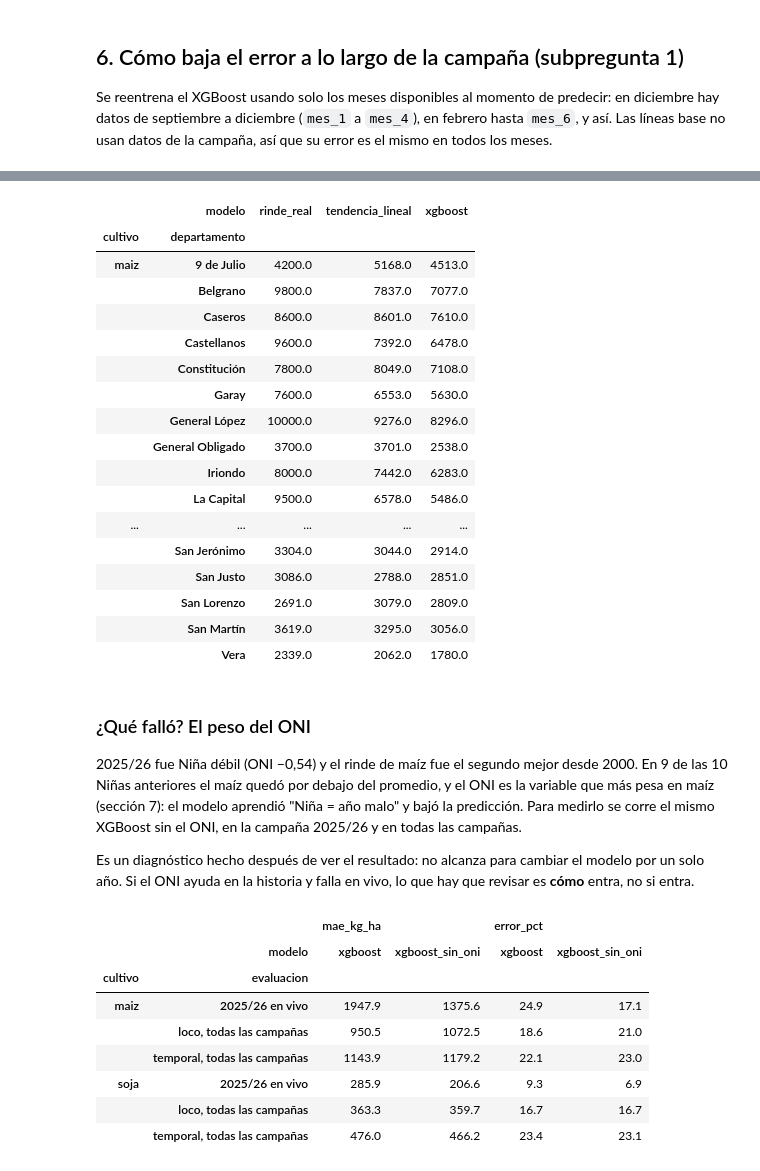
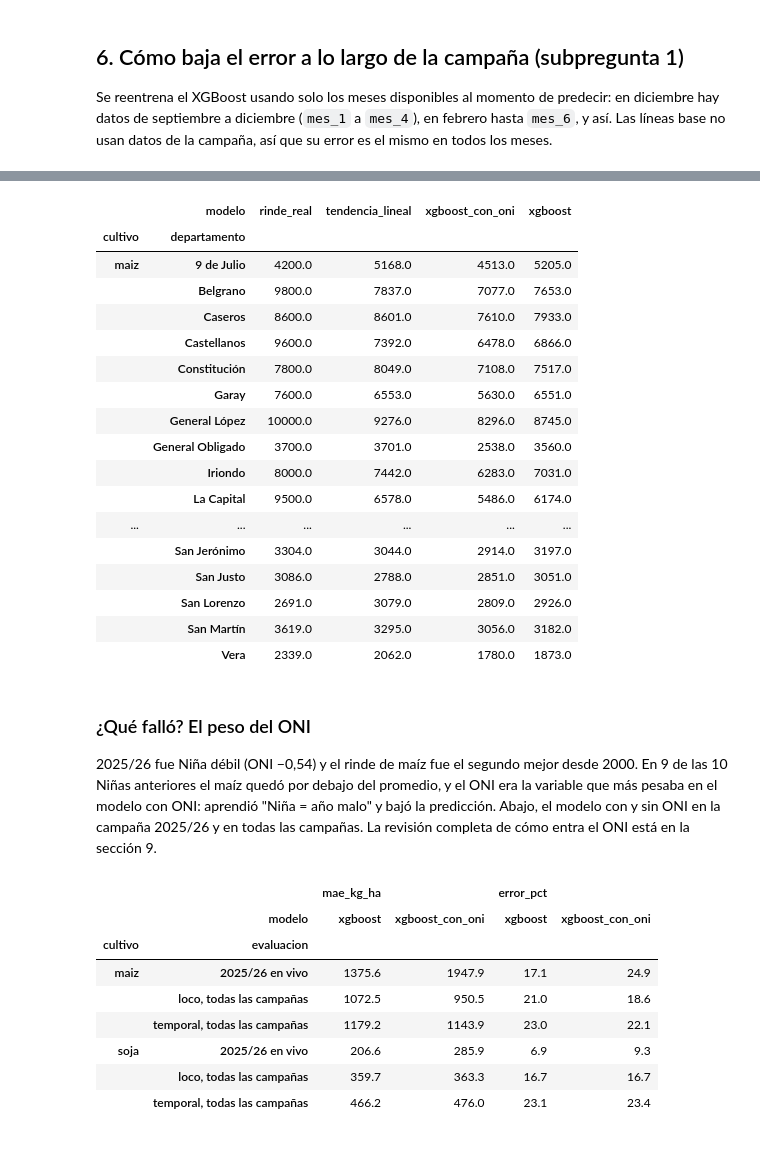
Before and after one commit to imas-Tech-Club/AnalisisAgroClimatico, a Jupyter notebook: notebooks/frente4_validacion_lineas_base_xgboost.ipynb, the cells around one changed output, grey strips where cells are left out. Cells and saved outputs as stored; diff of their text form; code cells hidden in the pictures.

```diff
--- a/notebooks/frente4_validacion_lineas_base_xgboost.ipynb
+++ b/notebooks/frente4_validacion_lineas_base_xgboost.ipynb
@@ -279,53 +290,46 @@ modelo.comparar_con_base(modelo.metricas(vivo))[["mae_kg_ha", "error_pct", "sesg
 # %%
-# Por departamento: rinde real contra lo que predijo cada modelo
-t = vivo.pivot_table(index=["cultivo", "departamento"], columns="modelo", values="pred")[["tendencia_lineal", "xgboost"]]
+# Por departamento: rinde real contra lo que predijo cada modelo (xgboost_con_oni = predicción registrada)
+t = vivo.pivot_table(index=["cultivo", "departamento"], columns="modelo", values="pred")[["tendencia_lineal", "xgboost_con_oni", "xgboost"]]
 t.insert(0, "rinde_real", vivo.drop_duplicates(["cultivo", "departamento"]).set_index(["cultivo", "departamento"])["rinde_real"])
 t.round(0)
 # %% [output]
-|  | modelo | rinde_real | tendencia_lineal | xgboost |
-| cultivo | departamento |  |  |  |
-| maiz | 9 de Julio | 4200.0 | 5168.0 | 4513.0 |
-|  | Belgrano | 9800.0 | 7837.0 | 7077.0 |
-|  | Caseros | 8600.0 | 8601.0 | 7610.0 |
-|  | Castellanos | 9600.0 | 7392.0 | 6478.0 |
-|  | Constitución | 7800.0 | 8049.0 | 7108.0 |
-|  | Garay | 7600.0 | 6553.0 | 5630.0 |
-|  | General López | 10000.0 | 9276.0 | 8296.0 |
-|  | General Obligado | 3700.0 | 3701.0 | 2538.0 |
-|  | Iriondo | 8000.0 | 7442.0 | 6283.0 |
-|  | La Capital | 9500.0 | 6578.0 | 5486.0 |
-| ... | ... | ... | ... | ... |
-|  | San Jerónimo | 3304.0 | 3044.0 | 2914.0 |
-|  | San Justo | 3086.0 | 2788.0 | 2851.0 |
-|  | San Lorenzo | 2691.0 | 3079.0 | 2809.0 |
-|  | San Martín | 3619.0 | 3295.0 | 3056.0 |
-|  | Vera | 2339.0 | 2062.0 | 1780.0 |
+|  | modelo | rinde_real | tendencia_lineal | xgboost_con_oni | xgboost |
+| cultivo | departamento |  |  |  |  |
+| maiz | 9 de Julio | 4200.0 | 5168.0 | 4513.0 | 5205.0 |
+|  | Belgrano | 9800.0 | 7837.0 | 7077.0 | 7653.0 |
+|  | Caseros | 8600.0 | 8601.0 | 7610.0 | 7933.0 |
+|  | Castellanos | 9600.0 | 7392.0 | 6478.0 | 6866.0 |
+|  | Constitución | 7800.0 | 8049.0 | 7108.0 | 7517.0 |
+|  | Garay | 7600.0 | 6553.0 | 5630.0 | 6551.0 |
+|  | General López | 10000.0 | 9276.0 | 8296.0 | 8745.0 |
+|  | General Obligado | 3700.0 | 3701.0 | 2538.0 | 3560.0 |
+|  | Iriondo | 8000.0 | 7442.0 | 6283.0 | 7031.0 |
+|  | La Capital | 9500.0 | 6578.0 | 5486.0 | 6174.0 |
+| ... | ... | ... | ... | ... | ... |
+|  | San Jerónimo | 3304.0 | 3044.0 | 2914.0 | 3197.0 |
+|  | San Justo | 3086.0 | 2788.0 | 2851.0 | 3051.0 |
+|  | San Lorenzo | 2691.0 | 3079.0 | 2809.0 | 2926.0 |
+|  | San Martín | 3619.0 | 3295.0 | 3056.0 | 3182.0 |
+|  | Vera | 2339.0 | 2062.0 | 1780.0 | 1873.0 |
 # %% [markdown]
 ### ¿Qué falló? El peso del ONI
 
 2025/26 fue Niña débil (ONI −0,54) y el rinde de maíz fue el segundo mejor desde 2000. En 9 de las 10
-Niñas anteriores el maíz quedó por debajo del promedio, y el ONI es la variable que más pesa en maíz
-(sección 7): el modelo aprendió "Niña = año malo" y bajó la predicción. Para medirlo se corre el mismo
-XGBoost sin el ONI, en la campaña 2025/26 y en todas las campañas.
-
-Es un diagnóstico hecho después de ver el resultado: no alcanza para cambiar el modelo por un solo año.
-Si el ONI ayuda en la historia y falla en vivo, lo que hay que revisar es **cómo** entra, no si entra.
+Niñas anteriores el maíz quedó por debajo del promedio, y el ONI era la variable que más pesaba en el
+modelo con ONI: aprendió "Niña = año malo" y bajó la predicción. Abajo, el modelo con y sin ONI en la
+campaña 2025/26 y en todas las campañas. La revisión completa de cómo entra el ONI está en la sección 9.
 # %%
-sin_oni = {"xgboost_sin_oni": modelo.xgboost_sobre_tendencia(modelo.columnas_clima_satelite(8))}
-res = []
-for e in ("loco", "temporal"):
-    p = pd.concat([pred[e][pred[e].modelo == "xgboost"], modelo.validar(df, sin_oni, esquema=e)])
-    res.append(modelo.metricas(p).assign(evaluacion=f"{e}, todas las campañas"))
-    if e == "temporal":
-        res.append(modelo.metricas(p[p.campania == "2025/26"]).assign(evaluacion="2025/26 en vivo"))
+dos = ["xgboost_con_oni", "xgboost"]
+res = [modelo.metricas(p[p.modelo.isin(dos)]).assign(evaluacion=f"{e}, todas las campañas") for e, p in pred.items()]
+res.append(modelo.metricas(vivo[vivo.modelo.isin(dos)]).assign(evaluacion="2025/26 en vivo"))
 pd.concat(res).set_index("evaluacion", append=True)[["mae_kg_ha", "error_pct"]].unstack("modelo").round(1)
 # %% [output]
 |  |  | mae_kg_ha |  | error_pct |  |
-|  | modelo | xgboost | xgboost_sin_oni | xgboost | xgboost_sin_oni |
+|  | modelo | xgboost | xgboost_con_oni | xgboost | xgboost_con_oni |
 | cultivo | evaluacion |  |  |  |  |
-| maiz | 2025/26 en vivo | 1947.9 | 1375.6 | 24.9 | 17.1 |
-|  | loco, todas las campañas | 950.5 | 1072.5 | 18.6 | 21.0 |
-|  | temporal, todas las campañas | 1143.9 | 1179.2 | 22.1 | 23.0 |
-| soja | 2025/26 en vivo | 285.9 | 206.6 | 9.3 | 6.9 |
-|  | loco, todas las campañas | 363.3 | 359.7 | 16.7 | 16.7 |
-|  | temporal, todas las campañas | 476.0 | 466.2 | 23.4 | 23.1 |
+| maiz | 2025/26 en vivo | 1375.6 | 1947.9 | 17.1 | 24.9 |
+|  | loco, todas las campañas | 1072.5 | 950.5 | 21.0 | 18.6 |
+|  | temporal, todas las campañas | 1179.2 | 1143.9 | 23.0 | 22.1 |
+| soja | 2025/26 en vivo | 206.6 | 285.9 | 6.9 | 9.3 |
+|  | loco, todas las campañas | 359.7 | 363.3 | 16.7 | 16.7 |
+|  | temporal, todas las campañas | 466.2 | 476.0 | 23.1 | 23.4 |
```
Also changed, not shown: parts of 20 cells of this notebook, 12 other files.
